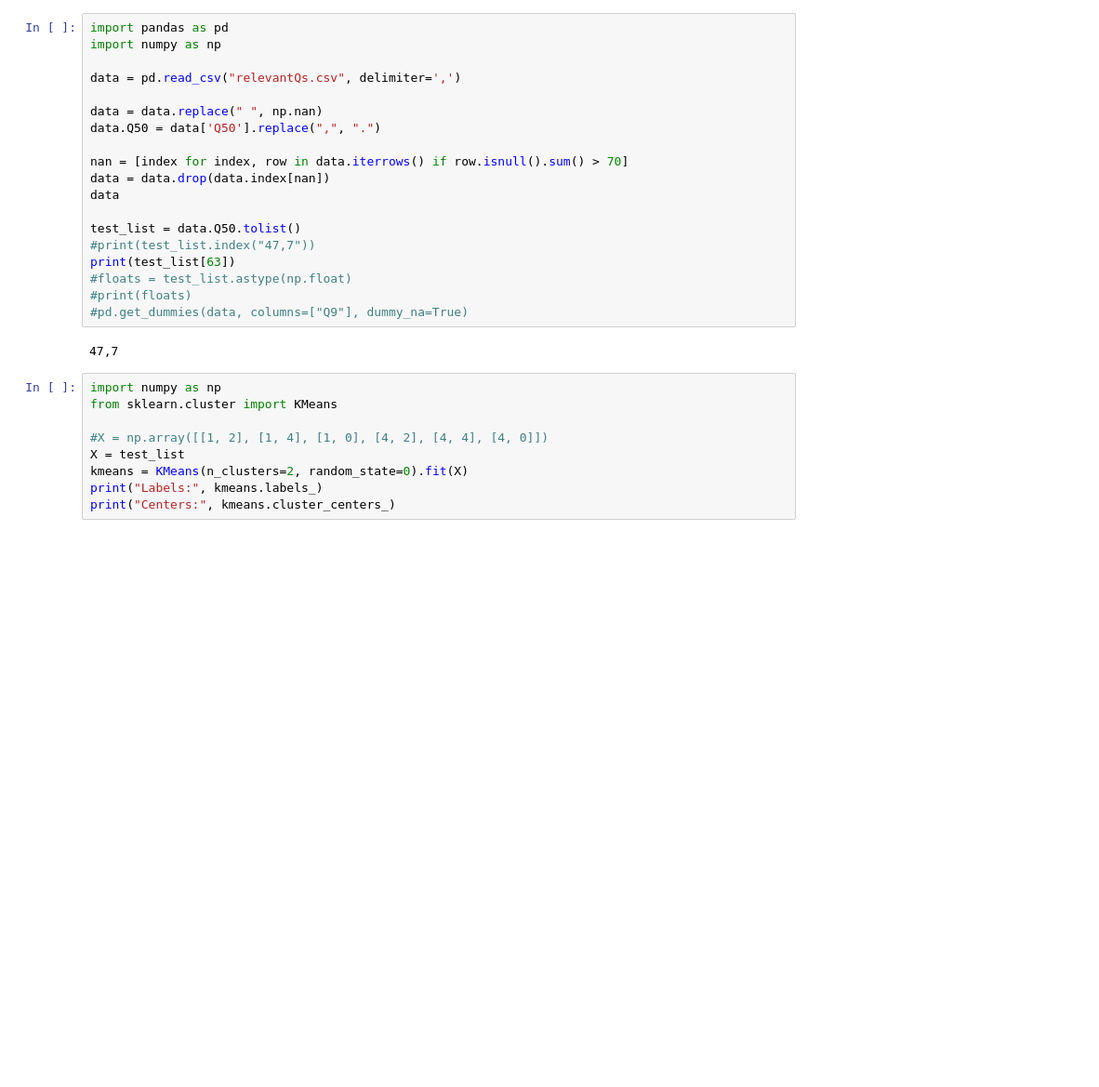
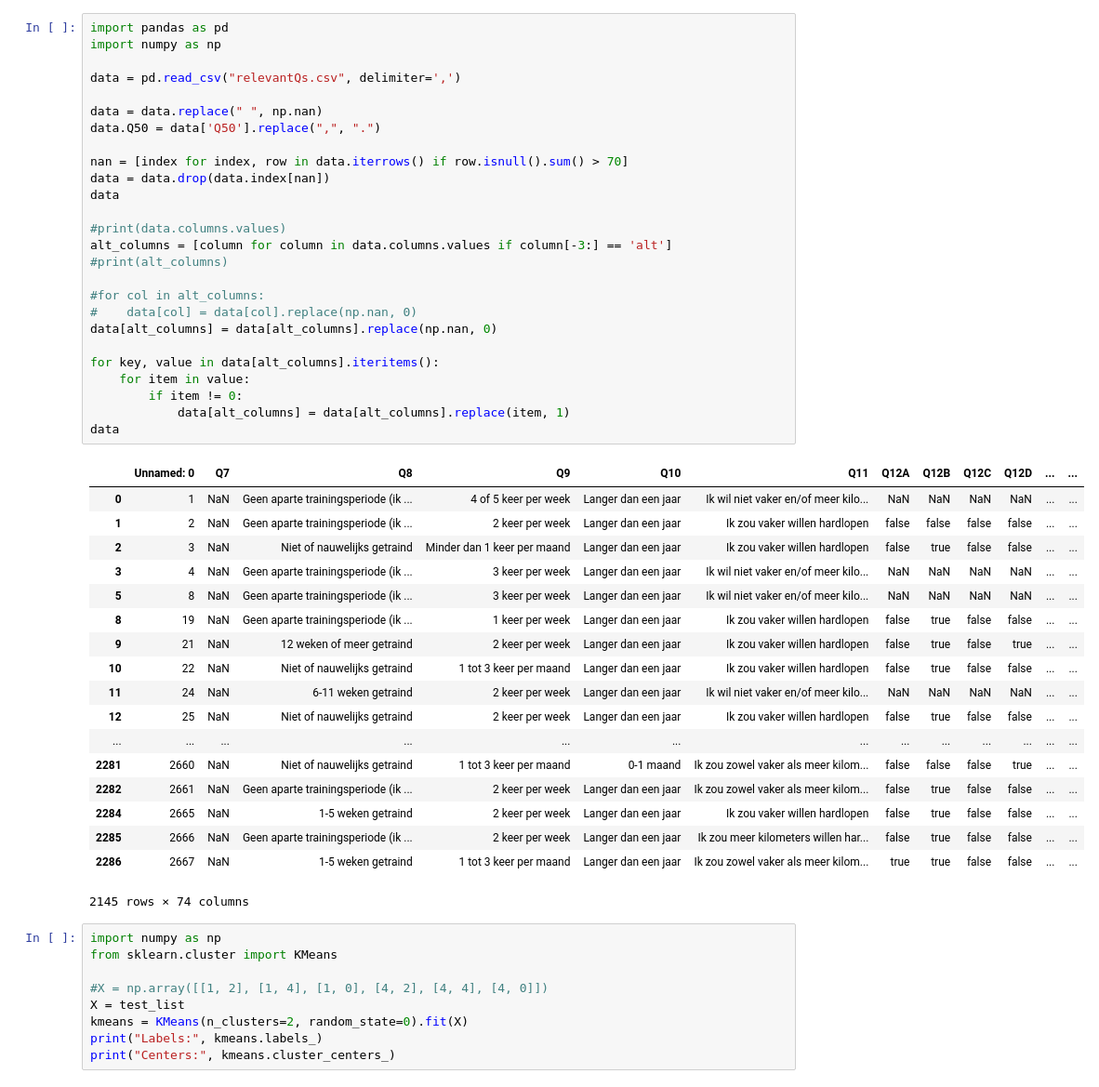
Before and after one commit to RoelvdBurght/Leren_Beslissen, a Jupyter notebook: Roos/bewerken_data.ipynb, the cells around one changed output. Shown at 93% size. Saved outputs shown, nothing was run; the diff lists cells and outputs as text; blank space fills up the shorter version.

Commit message:
_alt data cleanen

```diff
--- a/Roos/bewerken_data.ipynb
+++ b/Roos/bewerken_data.ipynb
@@ -1,24 +1,48 @@
 # %%
 import pandas as pd
 import numpy as np
 
 data = pd.read_csv("relevantQs.csv", delimiter=',')
 
 data = data.replace(" ", np.nan)
 data.Q50 = data['Q50'].replace(",", ".")
 
 nan = [index for index, row in data.iterrows() if row.isnull().sum() > 70]
 data = data.drop(data.index[nan])
 data
 
-test_list = data.Q50.tolist()
-#print(test_list.index("47,7"))
-print(test_list[63])
-#floats = test_list.astype(np.float)
-#print(floats)
-#pd.get_dummies(data, columns=["Q9"], dummy_na=True)
+#print(data.columns.values)
+alt_columns = [column for column in data.columns.values if column[-3:] == 'alt']
+#print(alt_columns)
+
+#for col in alt_columns:
+#    data[col] = data[col].replace(np.nan, 0)
+data[alt_columns] = data[alt_columns].replace(np.nan, 0)
+
+for key, value in data[alt_columns].iteritems():
+    for item in value:
+        if item != 0:
+            data[alt_columns] = data[alt_columns].replace(item, 1)
+data
 # %% [output]
+|  | Unnamed: 0 | Q7 | Q8 | Q9 | Q10 | Q11 | Q12A | Q12B | Q12C | Q12D | ... | ... |
+| 0 | 1 | NaN | Geen aparte trainingsperiode (ik ... | 4 of 5 keer per week | Langer dan een jaar | Ik wil niet vaker en/of meer kilo... | NaN | NaN | NaN | NaN | ... | ... |
+| 1 | 2 | NaN | Geen aparte trainingsperiode (ik ... | 2 keer per week | Langer dan een jaar | Ik zou vaker willen hardlopen | false | false | false | false | ... | ... |
+| 2 | 3 | NaN | Niet of nauwelijks getraind | Minder dan 1 keer per maand | Langer dan een jaar | Ik zou vaker willen hardlopen | false | true | false | false | ... | ... |
+| 3 | 4 | NaN | Geen aparte trainingsperiode (ik ... | 3 keer per week | Langer dan een jaar | Ik wil niet vaker en/of meer kilo... | NaN | NaN | NaN | NaN | ... | ... |
+| 5 | 8 | NaN | Geen aparte trainingsperiode (ik ... | 3 keer per week | Langer dan een jaar | Ik wil niet vaker en/of meer kilo... | NaN | NaN | NaN | NaN | ... | ... |
+| 8 | 19 | NaN | Geen aparte trainingsperiode (ik ... | 1 keer per week | Langer dan een jaar | Ik zou vaker willen hardlopen | false | true | false | false | ... | ... |
+| 9 | 21 | NaN | 12 weken of meer getraind | 2 keer per week | Langer dan een jaar | Ik zou vaker willen hardlopen | false | true | false | true | ... | ... |
+| 10 | 22 | NaN | Niet of nauwelijks getraind | 1 tot 3 keer per maand | Langer dan een jaar | Ik zou vaker willen hardlopen | false | true | false | false | ... | ... |
+| 11 | 24 | NaN | 6-11 weken getraind | 2 keer per week | Langer dan een jaar | Ik wil niet vaker en/of meer kilo... | NaN | NaN | NaN | NaN | ... | ... |
+| 12 | 25 | NaN | Niet of nauwelijks getraind | 2 keer per week | Langer dan een jaar | Ik zou vaker willen hardlopen | false | true | false | false | ... | ... |
+| ... | ... | ... | ... | ... | ... | ... | ... | ... | ... | ... | ... | ... |
+| 2281 | 2660 | NaN | Niet of nauwelijks getraind | 1 tot 3 keer per maand | 0-1 maand | Ik zou zowel vaker als meer kilom... | false | false | false | true | ... | ... |
+| 2282 | 2661 | NaN | Geen aparte trainingsperiode (ik ... | 2 keer per week | Langer dan een jaar | Ik zou zowel vaker als meer kilom... | false | true | false | false | ... | ... |
+| 2284 | 2665 | NaN | 1-5 weken getraind | 2 keer per week | Langer dan een jaar | Ik zou vaker willen hardlopen | false | true | false | false | ... | ... |
+| 2285 | 2666 | NaN | Geen aparte trainingsperiode (ik ... | 2 keer per week | Langer dan een jaar | Ik zou meer kilometers willen har... | false | true | false | false | ... | ... |
+| 2286 | 2667 | NaN | 1-5 weken getraind | 1 tot 3 keer per maand | Langer dan een jaar | Ik zou zowel vaker als meer kilom... | true | true | false | false | ... | ... |
-47,7
+2145 rows × 74 columns
 # %%
 import numpy as np
 from sklearn.cluster import KMeans
```
Also changed, not shown: 1 other file.
